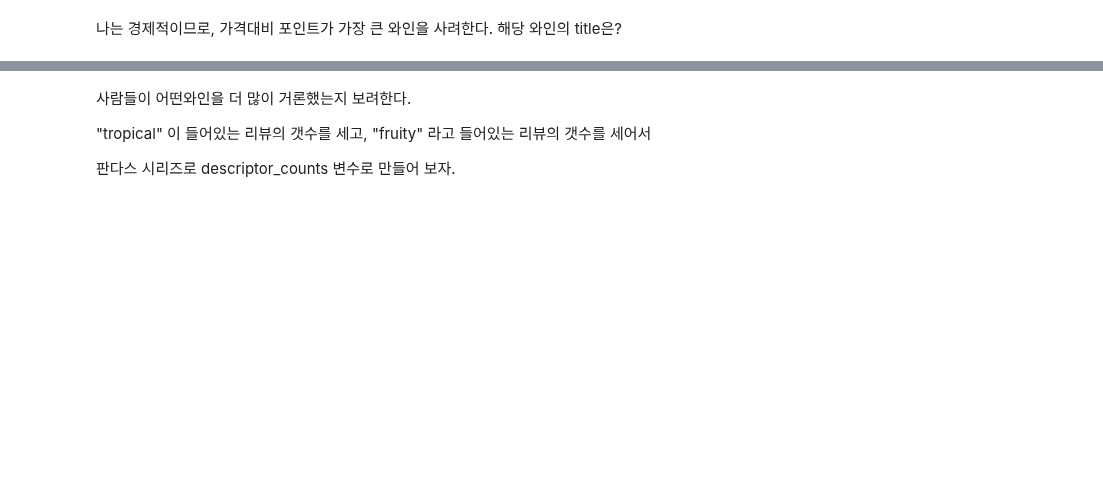
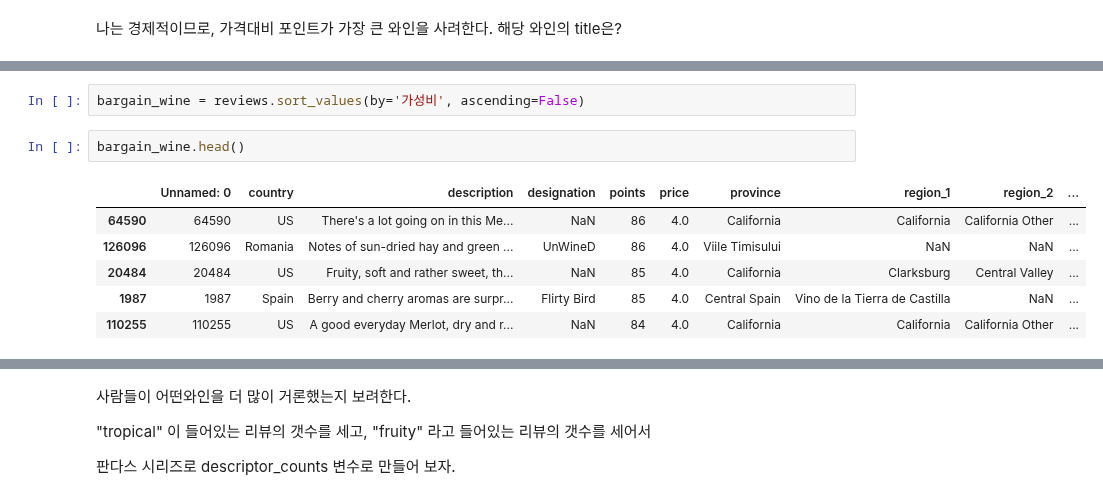
Before and after one commit to terrificmn/codingClass, a Jupyter notebook: data-vision-school/day04/2.d 실습 Pandas-3.ipynb, the cells around one changed output, grey strips where cells are left out. Drawn from its saved outputs; the diff is of its cells as text; blank space fills up the shorter version.

```diff
--- a/data-vision-school/day04/2.d 실습 Pandas-3.ipynb
+++ b/data-vision-school/day04/2.d 실습 Pandas-3.ipynb
@@ -144,0 +175,11 @@ Name: title, Length: 81232, dtype: object
+# %%
+bargain_wine = reviews.sort_values(by='가성비', ascending=False)
+# %%
+bargain_wine.head()
+# %% [output]
+|  | Unnamed: 0 | country | description | designation | points | price | province | region_1 | region_2 | ... |
+| 64590 | 64590 | US | There's a lot going on in this Me... | NaN | 86 | 4.0 | California | California | California Other | ... |
+| 126096 | 126096 | Romania | Notes of sun-dried hay and green ... | UnWineD | 86 | 4.0 | Viile Timisului | NaN | NaN | ... |
+| 20484 | 20484 | US | Fruity, soft and rather sweet, th... | NaN | 85 | 4.0 | California | Clarksburg | Central Valley | ... |
+| 1987 | 1987 | Spain | Berry and cherry aromas are surpr... | Flirty Bird | 85 | 4.0 | Central Spain | Vino de la Tierra de Castilla | NaN | ... |
+| 110255 | 110255 | US | A good everyday Merlot, dry and r... | NaN | 84 | 4.0 | California | California | California Other | ... |
```
Also changed, not shown: parts of 46 cells of this notebook, 23 other files.
